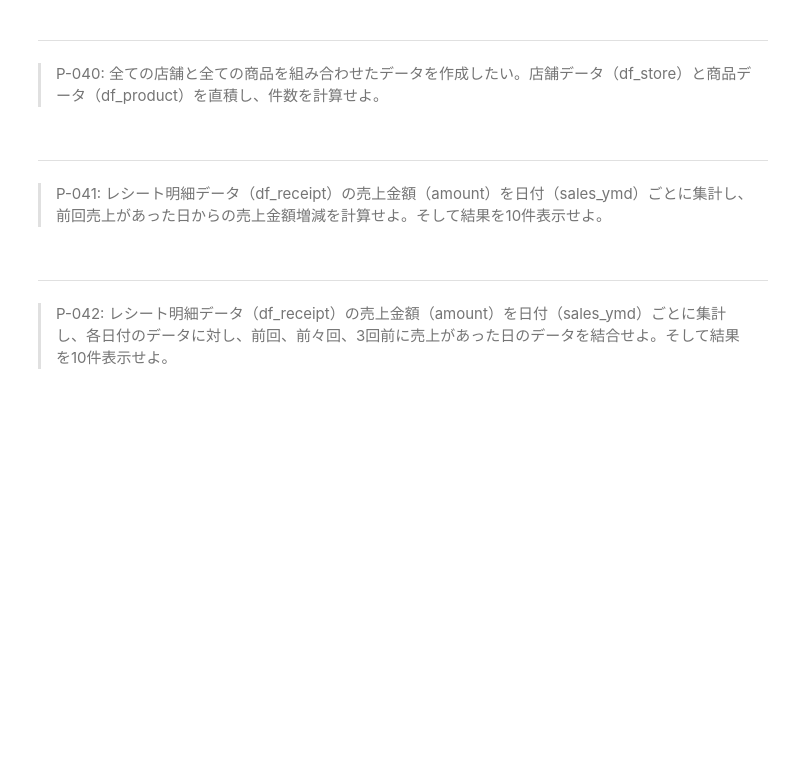
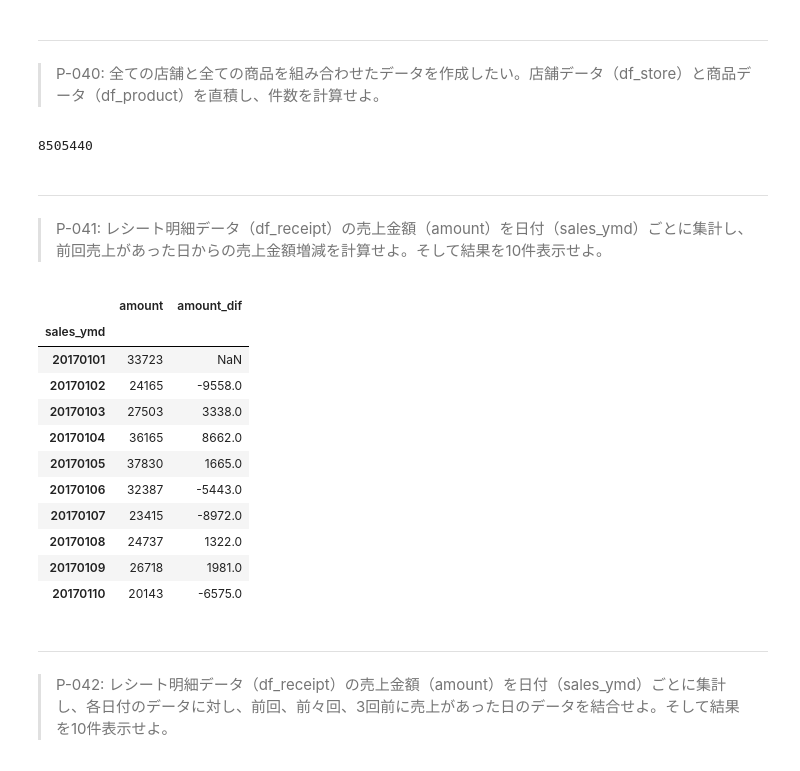
Before and after one commit to kichimura60/100knock, a Jupyter notebook: docker/work/preprocess_knock_Python.ipynb, the cells around one changed output. Cells and saved outputs as stored; diff of their text form; code cells hidden in the pictures; blank space fills up the shorter version.

```diff
--- a/docker/work/preprocess_knock_Python.ipynb
+++ b/docker/work/preprocess_knock_Python.ipynb
@@ -899,9 +899,40 @@ df_receipt.head()
 # %% [markdown]
 ---
 > P-040: 全ての店舗と全ての商品を組み合わせたデータを作成したい。店舗データ（df_store）と商品データ（df_product）を直積し、件数を計算せよ。
+# %%
+(
+    df_store
+    .merge(df_product, how='cross')
+    .size
+)
+# %% [output]
+8505440
 # %% [markdown]
 ---
 > P-041: レシート明細データ（df_receipt）の売上金額（amount）を日付（sales_ymd）ごとに集計し、前回売上があった日からの売上金額増減を計算せよ。そして結果を10件表示せよ。
+# %%
+(
+    df_receipt
+    .groupby('sales_ymd')
+    ['amount']
+    .sum()
+    .to_frame()
+    .assign(amount_dif=lambda x: x['amount'].diff())
+    .head(10)
+)
+# %% [output]
+|  | amount | amount_dif |
+| sales_ymd |  |  |
+| 20170101 | 33723 | NaN |
+| 20170102 | 24165 | -9558.0 |
+| 20170103 | 27503 | 3338.0 |
+| 20170104 | 36165 | 8662.0 |
+| 20170105 | 37830 | 1665.0 |
+| 20170106 | 32387 | -5443.0 |
+| 20170107 | 23415 | -8972.0 |
+| 20170108 | 24737 | 1322.0 |
+| 20170109 | 26718 | 1981.0 |
+| 20170110 | 20143 | -6575.0 |
 # %% [markdown]
 ---
 > P-042: レシート明細データ（df_receipt）の売上金額（amount）を日付（sales_ymd）ごとに集計し、各日付のデータに対し、前回、前々回、3回前に売上があった日のデータを結合せよ。そして結果を10件表示せよ。
```
Also changed, not shown: parts of 3 cells of this notebook.
